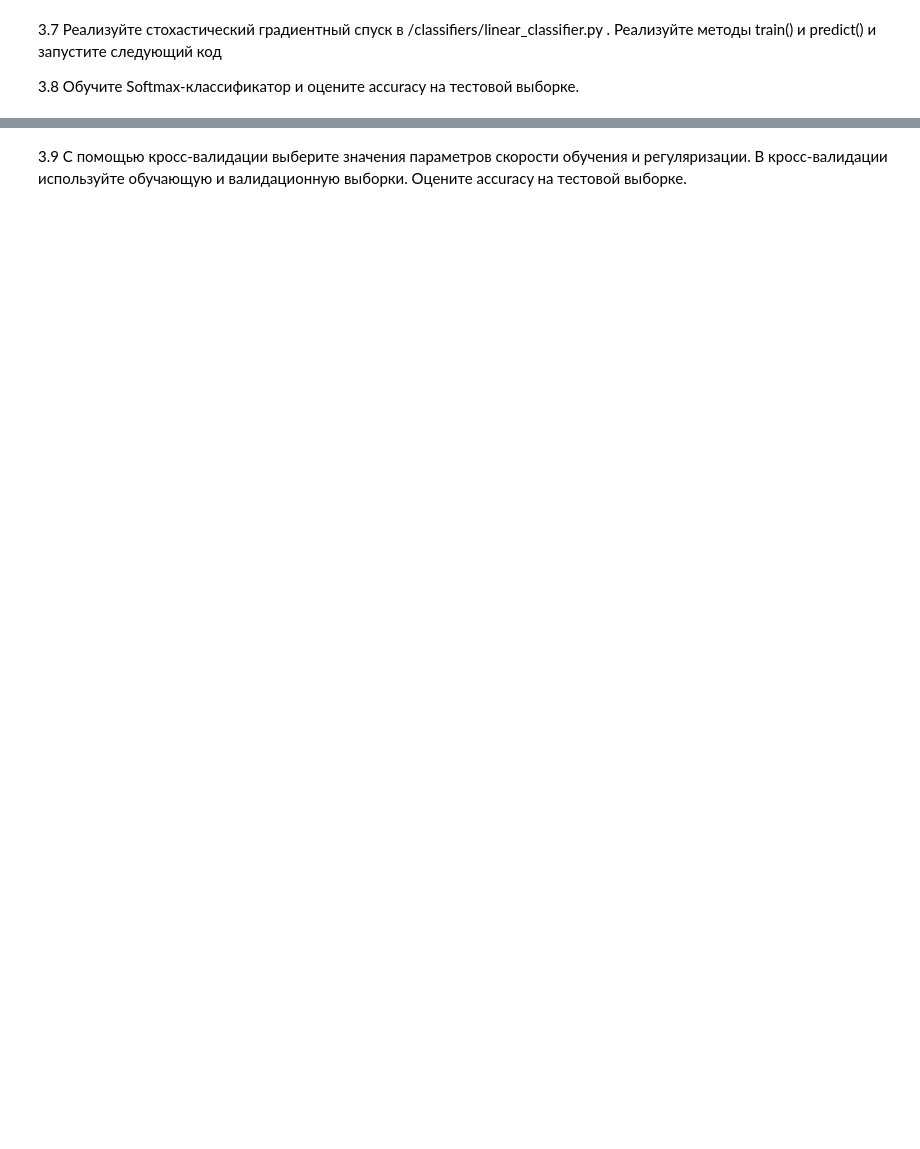
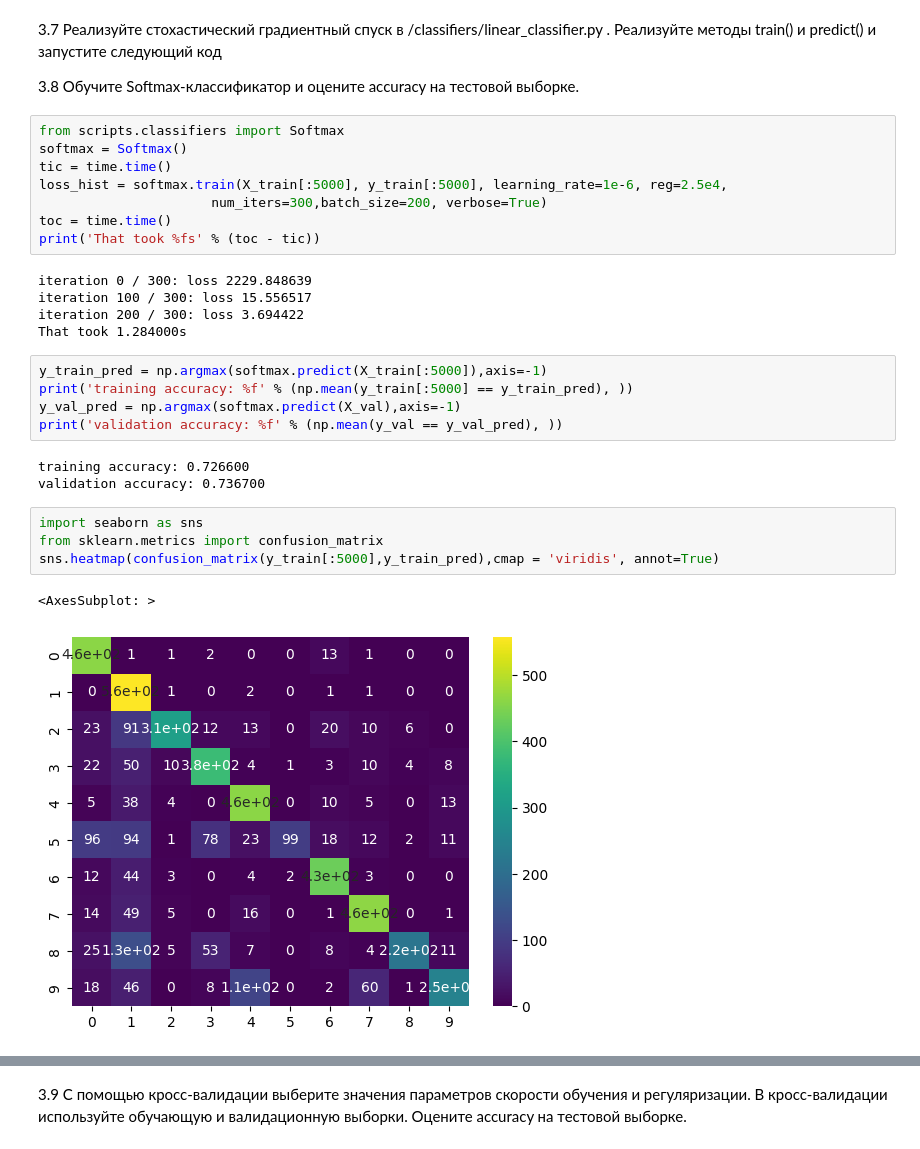
Before and after one commit to EgorErmk/DL_Course_SamU, a Jupyter notebook: lab_1-2/assignment1.ipynb, the cells around one changed output, grey strips where cells are left out. Saved outputs shown, nothing was run; the diff lists cells and outputs as text; blank space fills up the shorter version.

Commit message:
lab_1 assignment1 var 4 MNIST knn softmax done

```diff
--- a/lab_1-2/assignment1.ipynb
+++ b/lab_1-2/assignment1.ipynb
@@ -357,3 +396,31 @@ print('Gradient difference: %f' % grad_difference)
 3.7 Реализуйте стохастический градиентный спуск в /classifiers/linear_classifier.py . Реализуйте методы train() и predict() и запустите следующий код
 
 3.8 Обучите Softmax-классификатор и оцените accuracy на тестовой выборке.
+# %%
+from scripts.classifiers import Softmax
+softmax = Softmax()
+tic = time.time()
+loss_hist = softmax.train(X_train[:5000], y_train[:5000], learning_rate=1e-6, reg=2.5e4,
+                      num_iters=300,batch_size=200, verbose=True)
+toc = time.time()
+print('That took %fs' % (toc - tic))
+# %% [output]
+iteration 0 / 300: loss 2229.848639
+iteration 100 / 300: loss 15.556517
+iteration 200 / 300: loss 3.694422
+That took 1.284000s
+# %%
+y_train_pred = np.argmax(softmax.predict(X_train[:5000]),axis=-1)
+print('training accuracy: %f' % (np.mean(y_train[:5000] == y_train_pred), ))
+y_val_pred = np.argmax(softmax.predict(X_val),axis=-1)
+print('validation accuracy: %f' % (np.mean(y_val == y_val_pred), ))
+# %% [output]
+training accuracy: 0.726600
+validation accuracy: 0.736700
+# %%
+import seaborn as sns
+from sklearn.metrics import confusion_matrix
+sns.heatmap(confusion_matrix(y_train[:5000],y_train_pred),cmap = 'viridis', annot=True)
+# %% [output]
+<AxesSubplot: >
+[figure, added]
```
Also changed, not shown: parts of 15 cells of this notebook, 3 other files.
